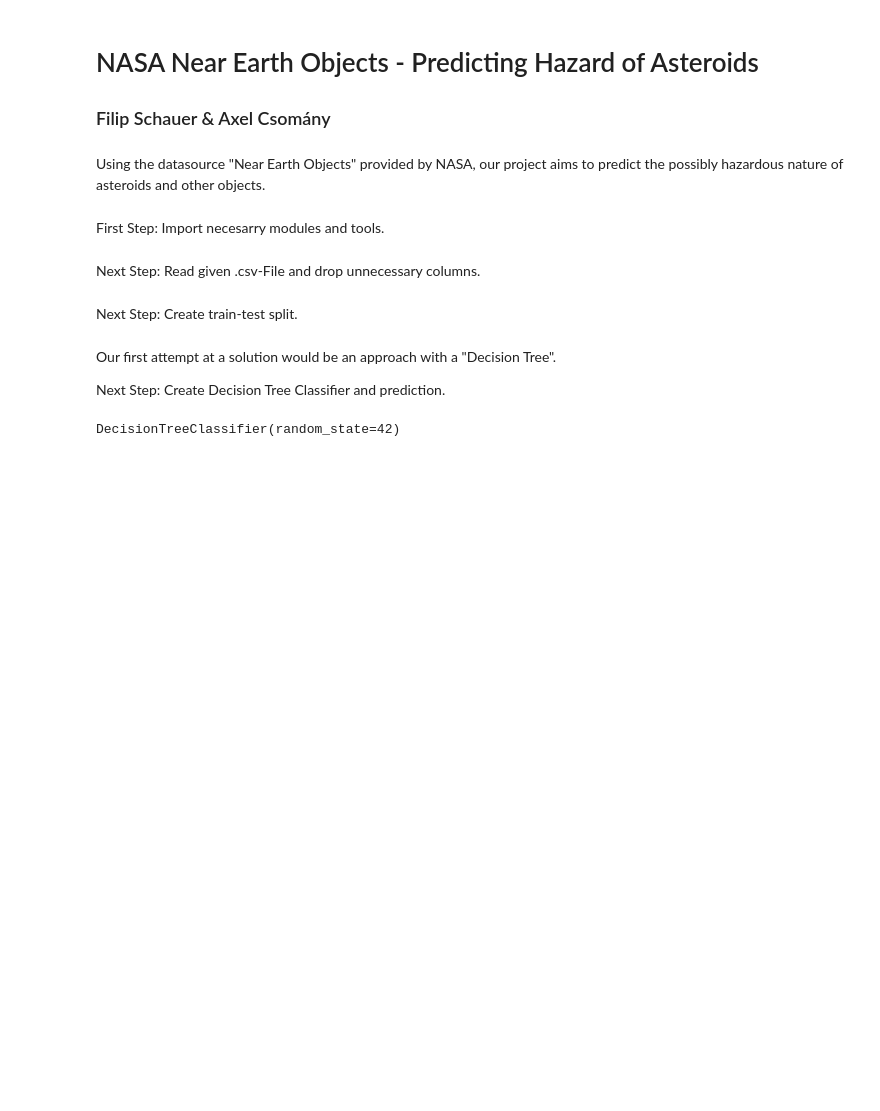
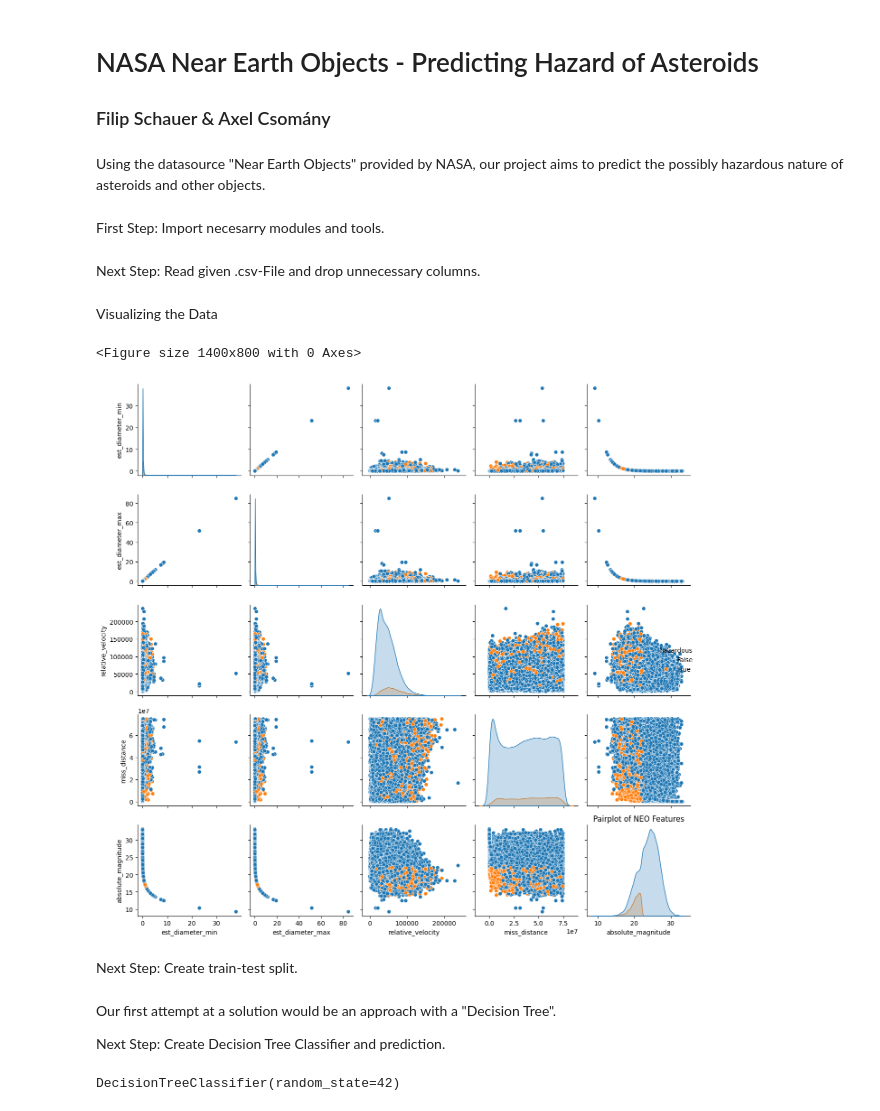
Before and after one commit to Ascyt/4chif_dsai_nasa-neo, a Jupyter notebook: program.ipynb, the cells around one changed output. Saved outputs shown, nothing was run; the diff lists cells and outputs as text; code cells hidden in the pictures; blank space fills up the shorter version.

Commit message:
Added visualization of data

```diff
--- a/program.ipynb
+++ b/program.ipynb
@@ -20,3 +20,20 @@ df = df.drop(columns=['id', 'name', 'orbiting_body', 'sentry_object'])
 # %%
 X = df.drop(columns=['hazardous'])
 y = df['hazardous']
+# %% [markdown]
+Visualizing the Data
+# %%
+import seaborn as sns
+import matplotlib.pyplot as plt
+
+# Plotting
+plt.figure(figsize=(14, 8))
+
+sns.pairplot(df, hue='hazardous', diag_kind='kde')
+plt.title('Pairplot of NEO Features')
+
+plt.tight_layout()
+plt.show()
+# %% [output]
+<Figure size 1400x800 with 0 Axes>
+[figure, added]
```
Also changed, not shown: parts of 4 cells of this notebook.
